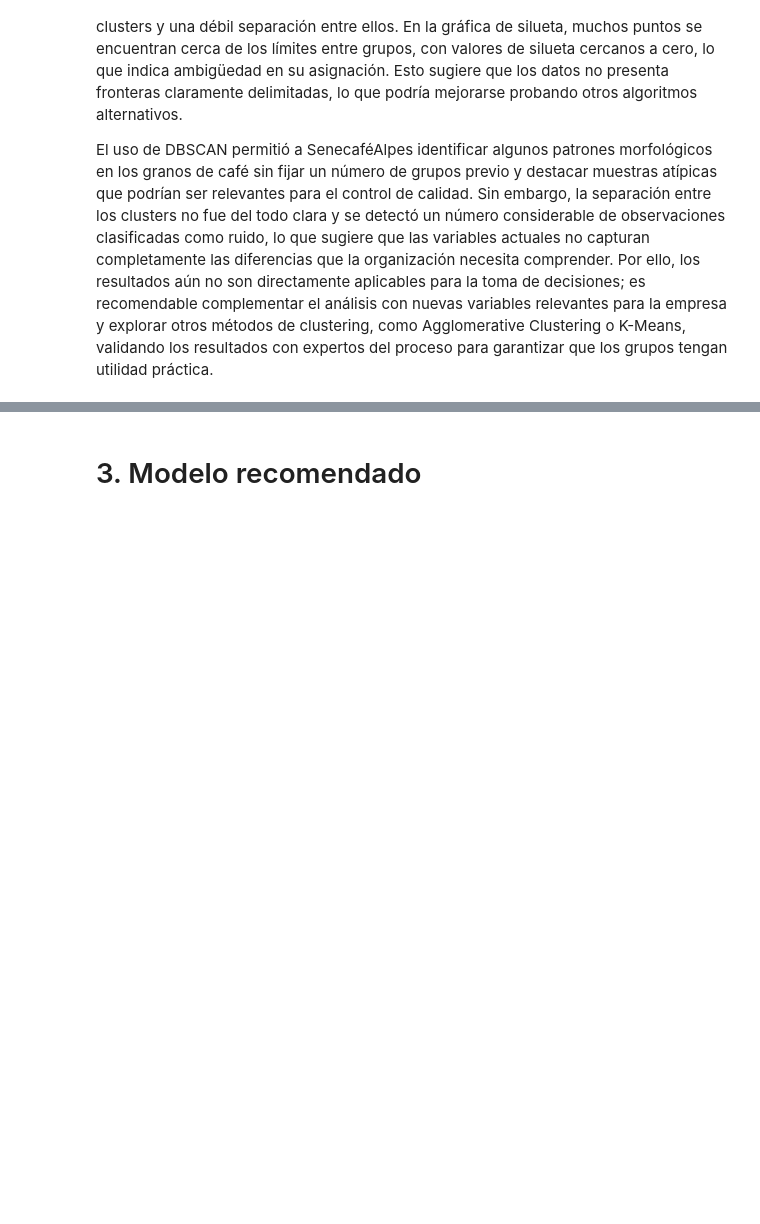
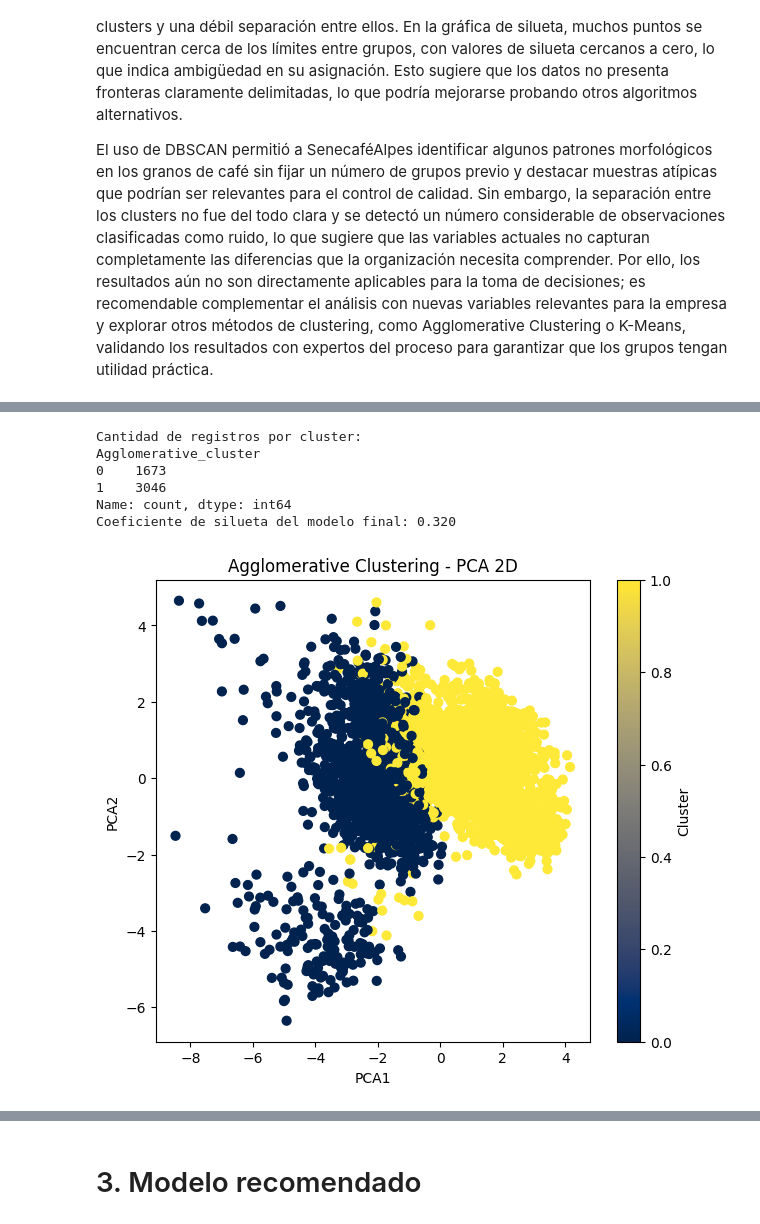
Before and after one commit to BI-organization/lab2, a Jupyter notebook: Lab2.ipynb, the cells around one changed output, grey strips where cells are left out. Drawn from its saved outputs; the diff is of its cells as text; code cells hidden in the pictures; blank space fills up the shorter version.

Commit message:
modelo 3

```diff
--- a/Lab2.ipynb
+++ b/Lab2.ipynb
@@ -684,0 +743,38 @@ El uso de DBSCAN permitió a SenecaféAlpes identificar algunos patrones morfol
+# %%
+# Ajustar con el mejor número de clusters (2)
+agg_final = AgglomerativeClustering(n_clusters=best_k, linkage='ward')
+cluster_labels = agg_final.fit_predict(X)
+
+# Guardar en el DataFrame
+df['Agglomerative_cluster'] = cluster_labels
+
+# Revisar tamaños
+group_counts = df['Agglomerative_cluster'].value_counts().sort_index()
+print("Cantidad de registros por cluster:")
+print(group_counts)
+
+# Coeficiente de silueta final
+silhouette_final = silhouette_score(X, cluster_labels)
+print(f"Coeficiente de silueta del modelo final: {silhouette_final:.3f}")
+# %% [output]
+Cantidad de registros por cluster:
+Agglomerative_cluster
+0    1673
+1    3046
+Name: count, dtype: int64
+Coeficiente de silueta del modelo final: 0.320
+# %%
+from sklearn.decomposition import PCA
+
+pca = PCA(n_components=2, random_state=42)
+X_pca = pca.fit_transform(X)
+
+plt.figure(figsize=(7,6))
+plt.scatter(X_pca[:,0], X_pca[:,1], c=cluster_labels, cmap="cividis", s=40)
+plt.title("Agglomerative Clustering - PCA 2D")
+plt.xlabel("PCA1")
+plt.ylabel("PCA2")
+plt.colorbar(label="Cluster")
+plt.show()
+# %% [output]
+[figure, added]
```
Also changed, not shown: parts of 14 cells of this notebook.
